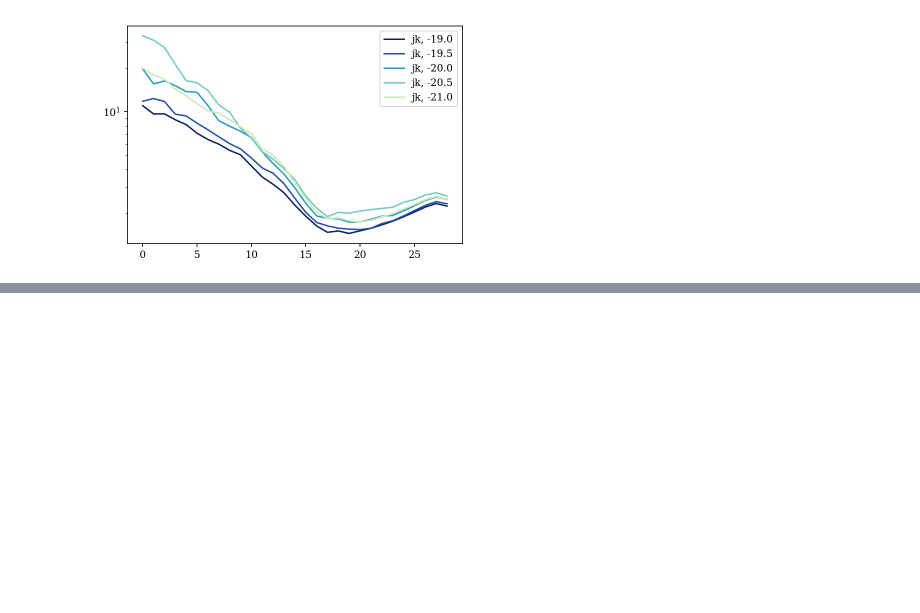
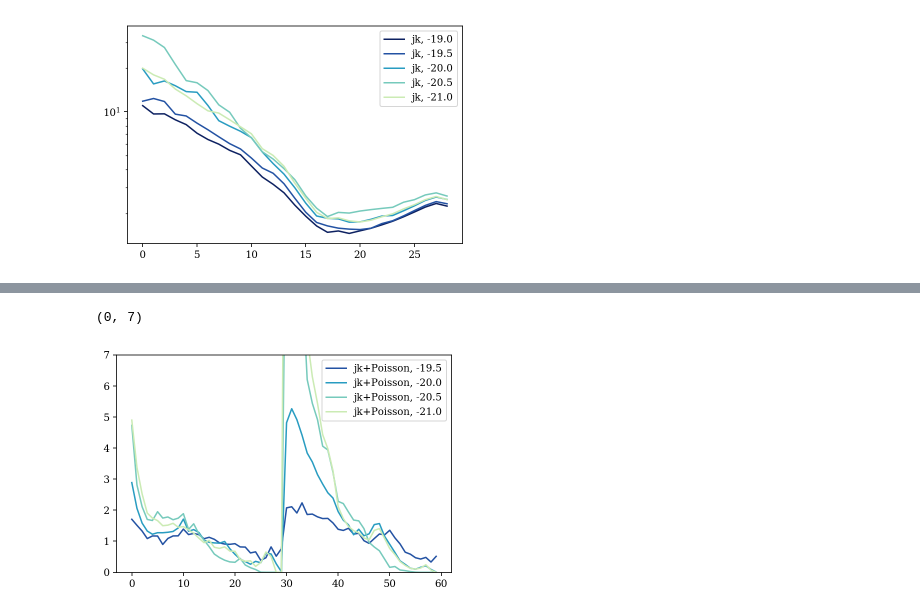
Before and after one commit to KuanWang-Astro/Fisher-paper-version, a Jupyter notebook: Observable_plot.ipynb, the cells around one changed output, grey strips where cells are left out. Cells and saved outputs as stored; diff of their text form; code cells hidden in the pictures; blank space fills up the shorter version.

```diff
--- a/Observable_plot.ipynb
+++ b/Observable_plot.ipynb
@@ -180,0 +203,12 @@ plt.semilogy()
+# %%
+#plt.plot(np.sqrt((jkcov19p0+realcov19p0).diagonal()[90:150]),label='jk+Poisson, -19.0',c=cm.YlGnBu(250))
+plt.plot(np.sqrt((jkcov19p5+realcov19p5).diagonal()[90:150])/np.sqrt((jkcov19p0+realcov19p0).diagonal()[90:150]),label='jk+Poisson, -19.5',c=cm.YlGnBu(200))
+plt.plot(np.sqrt((jkcov20p0+realcov20p0).diagonal()[90:150])/np.sqrt((jkcov19p0+realcov19p0).diagonal()[90:150]),label='jk+Poisson, -20.0',c=cm.YlGnBu(150))
+plt.plot(np.sqrt((jkcov20p5+realcov20p5).diagonal()[90:150])/np.sqrt((jkcov19p0+realcov19p0).diagonal()[90:150]),label='jk+Poisson, -20.5',c=cm.YlGnBu(100))
+plt.plot(np.sqrt((jkcov21p0+realcov21p0).diagonal()[90:150])/np.sqrt((jkcov19p0+realcov19p0).diagonal()[90:150]),label='jk+Poisson, -21.0',c=cm.YlGnBu(60))
+plt.legend()
+#plt.semilogy()
+plt.ylim(0,7)
+# %% [output]
+(0, 7)
+[figure, added]
```
Also changed, not shown: parts of 4 cells of this notebook, 2 other files.
